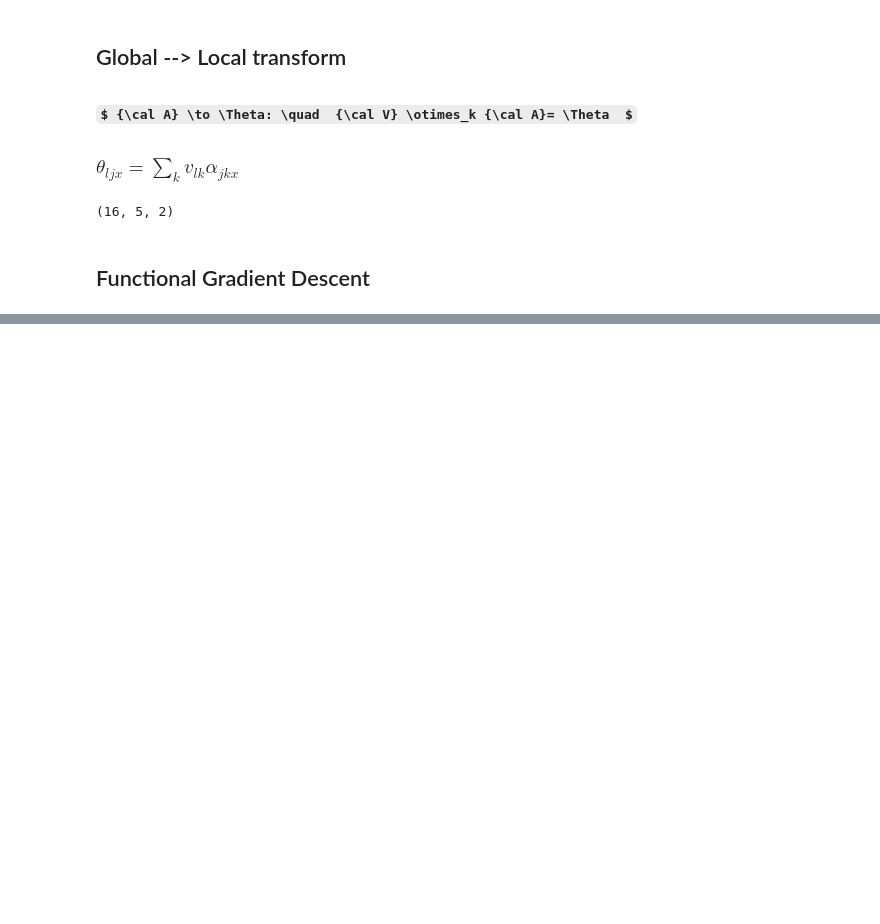
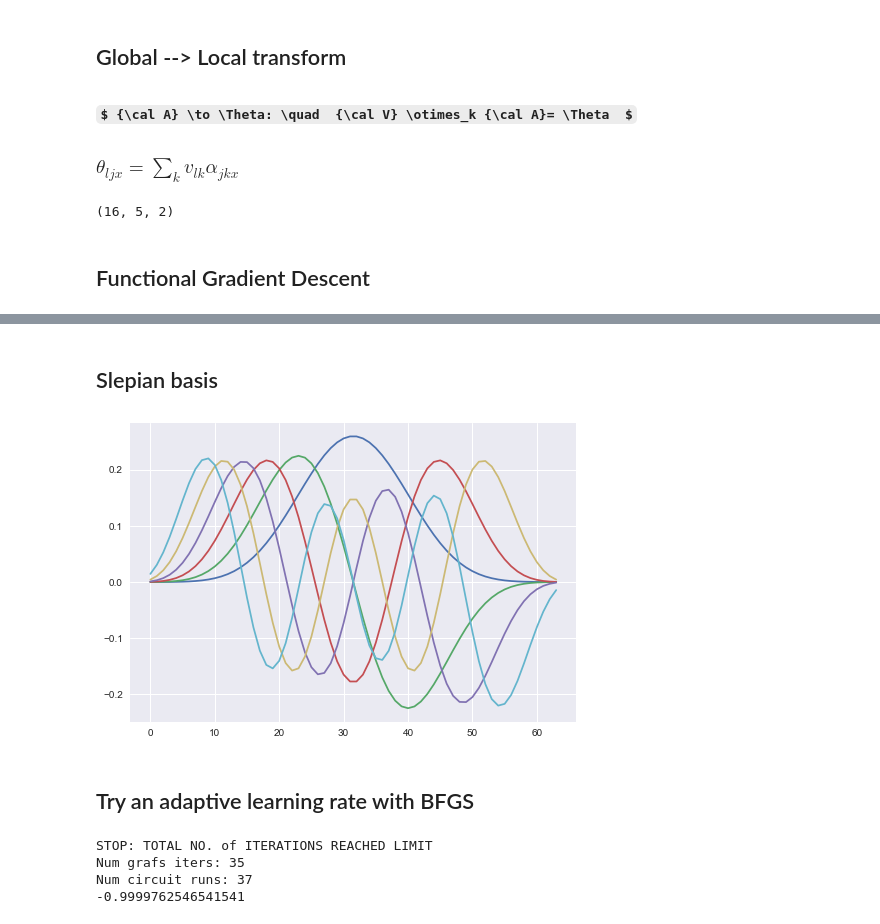
Before and after one commit to zerodynamics/pennylane, a Jupyter notebook: IPYNB/GRAFS_QML.ipynb, the cells around one changed output, grey strips where cells are left out. Drawn from its saved outputs; the diff is of its cells as text; code cells hidden in the pictures; some formulas as TeX source; blank space fills up the shorter version.

```diff
--- a/IPYNB/GRAFS_QML.ipynb
+++ b/IPYNB/GRAFS_QML.ipynb
@@ -179,0 +202,11 @@ plt.legend(fontsize=fs);
+# %%
+# let's add more layers and extend the circuit
+num_layers = 2**6
+
+theta_tape = np.random.rand(num_layers,num_wires, 2)
+
+# create circuit
+circuit(theta_tape)
+
+# Walsh/Hadamard basis
+V = hadamard(num_layers)[:,:-1]
@@ -179,0 +262,45 @@ plt.legend(fontsize=fs);
+# %% [markdown]
+## Slepian basis
+# %%
+# dpss basis aka Slepians
+W = 0.075
+NW = num_layers*W
+#K = int(2*num_layers*W-1)
+K = 6
+Slepians = dpss(num_layers,NW,K).T
+V = Slepians
+plt.plot(Slepians);
+# %% [output]
+[figure, added]
+# %% [markdown]
+## Try an adaptive learning rate with BFGS
+# %%
+def running_cost(alpha_):
+    ccc = grafs_circuit_ravel(alpha_, circuit)
+    #print(ccc)
+    bfgs_cost.append(ccc)
+
+bfgs_opts = {'maxiter':steps,
+             'gtol':1e-3,
+             'disp':True}
+
+lb = 0.0
+ub = 1.0
+boundz = [(lb,ub) for _ in range(len(alpha_init.ravel()))]
+
+bfgs_cost = []
+bfgs_cost.append(grafs_circuit_ravel(alpha_init.ravel(order='F'),circuit))
+rez_bfgs = minimize(grafs_circuit_ravel, alpha_init.ravel(order='F'), bounds=boundz, jac=grafs_grad_ravel, args=(circuit), method='L-BFGS-B', options=bfgs_opts, callback=running_cost)
+
+print(rez_bfgs.message)
+print('Num grafs iters: %d'%rez_bfgs.nit)
+print('Num circuit runs: %d'%rez_bfgs.nfev)
+print(rez_bfgs.fun)
+
+alpha_opt = rez_bfgs.x.reshape(*alpha_init.shape,order='F')
+theta_opt = onp.tensordot(V,alpha_opt,([1],[0]))
+# %% [output]
+STOP: TOTAL NO. of ITERATIONS REACHED LIMIT
+Num grafs iters: 35
+Num circuit runs: 37
+-0.9999762546541541
```
Also changed, not shown: parts of 11 cells of this notebook.
